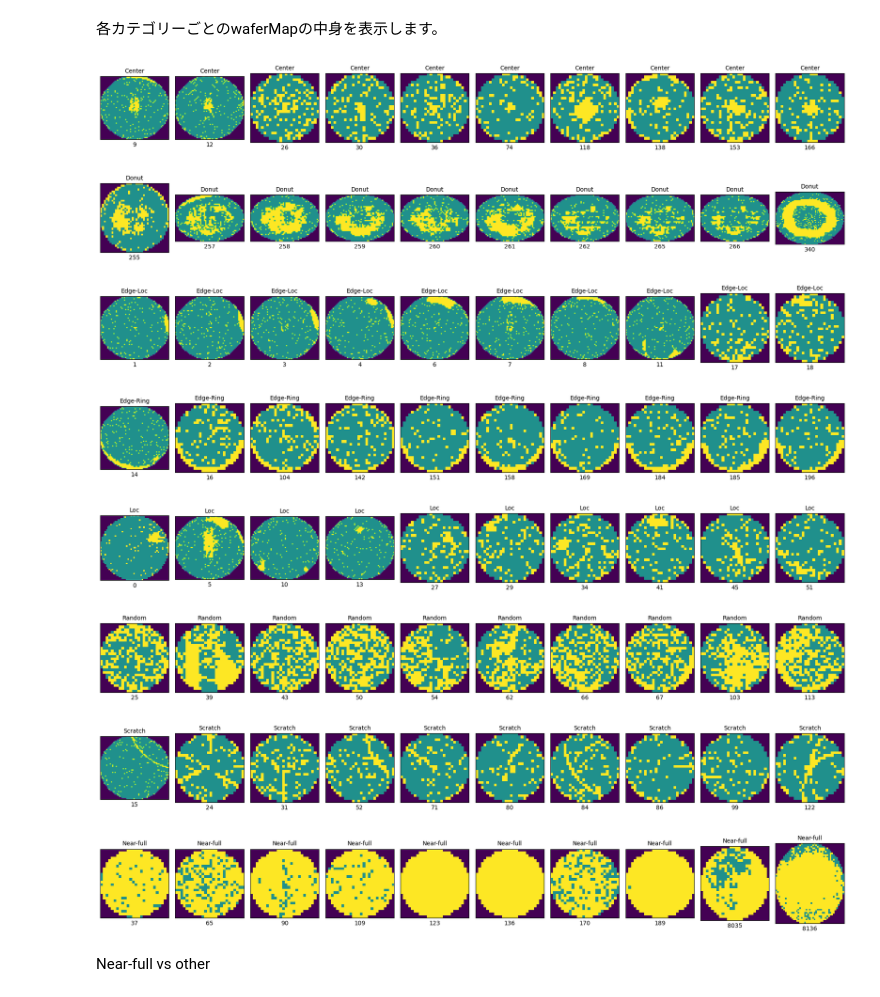
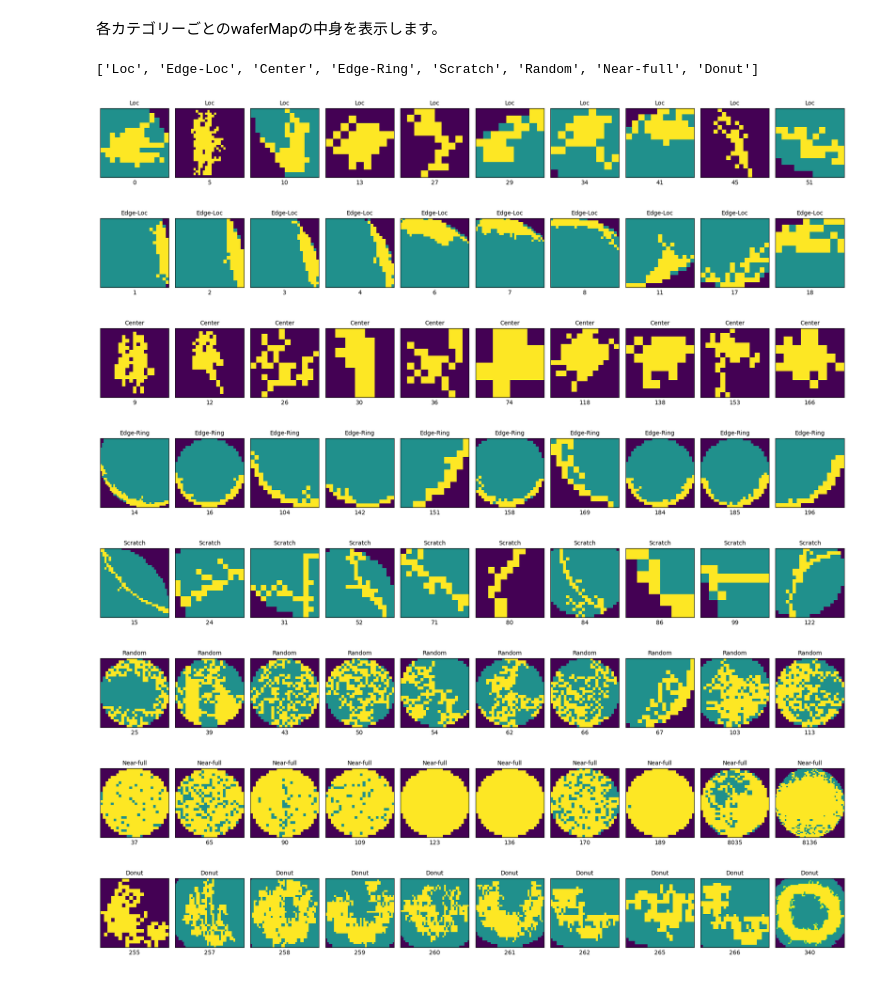
Before and after one commit to bodu0204/particle-detection-quest-2023, a Jupyter notebook: work/01_Tutorial/01_Tutorial.ipynb, the cells around one changed output. Drawn from its saved outputs; the diff is of its cells as text; code cells hidden in the pictures.

```diff
--- a/work/01_Tutorial/01_Tutorial.ipynb
+++ b/work/01_Tutorial/01_Tutorial.ipynb
@@ -204,27 +182,27 @@ def take_statistics(map):
 # %%
 x = [0,1,2,3,4,5,6,7]
-labels2 = ['Center','Donut','Edge-Loc','Edge-Ring','Loc','Random','Scratch','Near-full']
+labels2 = ['Center','Random','Donut','Edge-Ring','Loc','Scratch','Near-full']
 
 for k in x:
     fig, ax = plt.subplots(nrows = 1, ncols = 10, figsize=(18, 12))
     ax = ax.ravel(order='C')
     for j in [k]:
         img = df.waferMap[df.failureType==labels2[j]]
         for i in range(10):
-            statistics = take_statistics(img[img.index[i]])
-            ax[i].imshow(img[img.index[i]])
+            ax[i].imshow(take_spot(img[img.index[i]]))
             ax[i].set_title(df.failureType[img.index[i]], fontsize=10)
             ax[i].set_xlabel(df.index[img.index[i]], fontsize=10)
             ax[i].set_xticks([])
             ax[i].set_yticks([])
     plt.tight_layout()
     plt.show()
 # %% [output]
+['Loc', 'Edge-Loc', 'Center', 'Edge-Ring', 'Scratch', 'Random', 'Near-full', 'Donut']
-[figure, old version]
+[figure, new version]
-[figure, old version]
+[figure, new version]
-[figure, old version]
+[figure, new version]
-[figure, old version]
+[figure, new version]
-[figure, old version]
+[figure, new version]
-[figure, old version]
+[figure, new version]
-[figure, old version]
+[figure, new version]
-[figure, old version]
+[figure, new version]
@@ -238,2 +208,0 @@ failuretype = df['failureType']
-# %% [markdown]
-Near-full vs other
```
Also changed, not shown: parts of 5 cells of this notebook, 1 other file.
